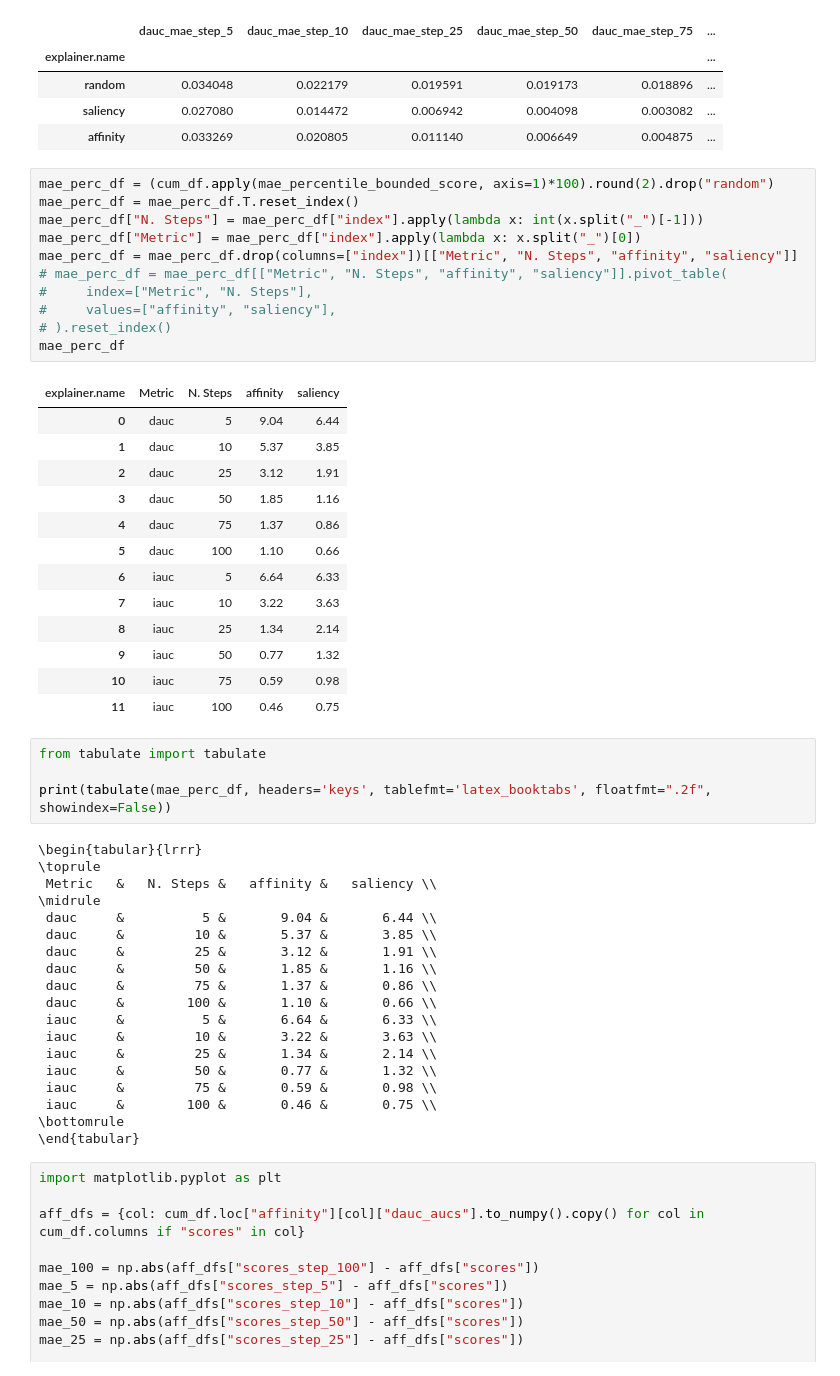
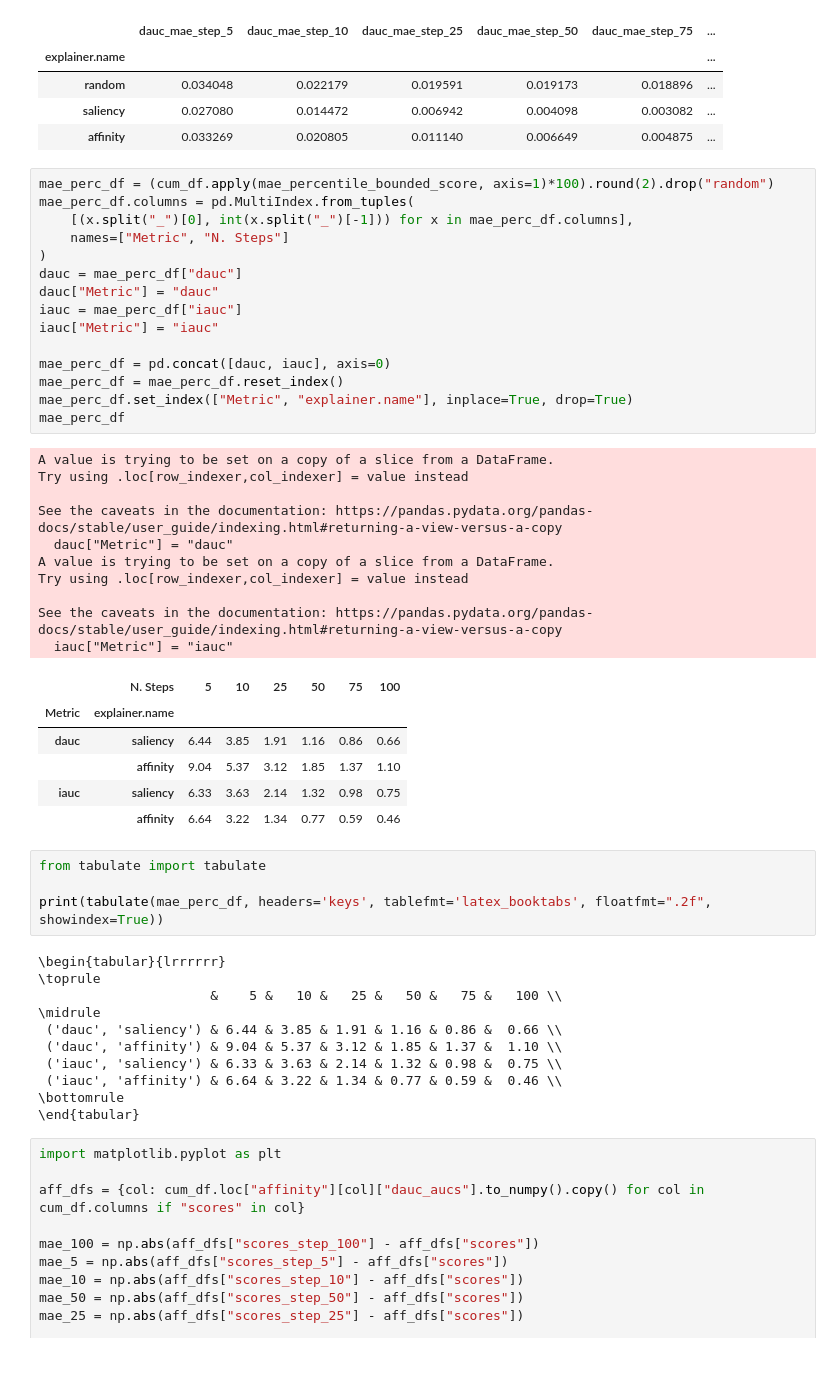
Before and after one commit to pasqualedem/AffinityExplainer, a Jupyter notebook: notebooks/ablation.ipynb, the cells around one changed output. Cells and saved outputs as stored; diff of their text form.

```diff
--- a/notebooks/ablation.ipynb
+++ b/notebooks/ablation.ipynb
@@ -236,50 +236,49 @@ cum_df.apply(mae_score, axis=1)
 | affinity | 0.033269 | 0.020805 | 0.011140 | 0.006649 | 0.004875 | ... |
 # %%
 mae_perc_df = (cum_df.apply(mae_percentile_bounded_score, axis=1)*100).round(2).drop("random")
-mae_perc_df = mae_perc_df.T.reset_index()
-mae_perc_df["N. Steps"] = mae_perc_df["index"].apply(lambda x: int(x.split("_")[-1]))
-mae_perc_df["Metric"] = mae_perc_df["index"].apply(lambda x: x.split("_")[0])
-mae_perc_df = mae_perc_df.drop(columns=["index"])[["Metric", "N. Steps", "affinity", "saliency"]]
-# mae_perc_df = mae_perc_df[["Metric", "N. Steps", "affinity", "saliency"]].pivot_table(
-#     index=["Metric", "N. Steps"],
-#     values=["affinity", "saliency"],
-# ).reset_index()
+mae_perc_df.columns = pd.MultiIndex.from_tuples(
+    [(x.split("_")[0], int(x.split("_")[-1])) for x in mae_perc_df.columns],
+    names=["Metric", "N. Steps"]
+)
+dauc = mae_perc_df["dauc"]
+dauc["Metric"] = "dauc"
+iauc = mae_perc_df["iauc"]
+iauc["Metric"] = "iauc"
+
+mae_perc_df = pd.concat([dauc, iauc], axis=0)
+mae_perc_df = mae_perc_df.reset_index()
+mae_perc_df.set_index(["Metric", "explainer.name"], inplace=True, drop=True)
 mae_perc_df
 # %% [output]
+A value is trying to be set on a copy of a slice from a DataFrame.
+Try using .loc[row_indexer,col_indexer] = value instead
+
+See the caveats in the documentation: https://pandas.pydata.org/pandas-docs/stable/user_guide/indexing.html#returning-a-view-versus-a-copy
+  dauc["Metric"] = "dauc"
+A value is trying to be set on a copy of a slice from a DataFrame.
+Try using .loc[row_indexer,col_indexer] = value instead
+
+See the caveats in the documentation: https://pandas.pydata.org/pandas-docs/stable/user_guide/indexing.html#returning-a-view-versus-a-copy
+  iauc["Metric"] = "iauc"
-| explainer.name | Metric | N. Steps | affinity | saliency |
-| 0 | dauc | 5 | 9.04 | 6.44 |
-| 1 | dauc | 10 | 5.37 | 3.85 |
-| 2 | dauc | 25 | 3.12 | 1.91 |
-| 3 | dauc | 50 | 1.85 | 1.16 |
-| 4 | dauc | 75 | 1.37 | 0.86 |
-| 5 | dauc | 100 | 1.10 | 0.66 |
-| 6 | iauc | 5 | 6.64 | 6.33 |
-| 7 | iauc | 10 | 3.22 | 3.63 |
-| 8 | iauc | 25 | 1.34 | 2.14 |
-| 9 | iauc | 50 | 0.77 | 1.32 |
-| 10 | iauc | 75 | 0.59 | 0.98 |
-| 11 | iauc | 100 | 0.46 | 0.75 |
+|  | N. Steps | 5 | 10 | 25 | 50 | 75 | 100 |
+| Metric | explainer.name |  |  |  |  |  |  |
+| dauc | saliency | 6.44 | 3.85 | 1.91 | 1.16 | 0.86 | 0.66 |
+|  | affinity | 9.04 | 5.37 | 3.12 | 1.85 | 1.37 | 1.10 |
+| iauc | saliency | 6.33 | 3.63 | 2.14 | 1.32 | 0.98 | 0.75 |
+|  | affinity | 6.64 | 3.22 | 1.34 | 0.77 | 0.59 | 0.46 |
 # %%
 from tabulate import tabulate
 
-print(tabulate(mae_perc_df, headers='keys', tablefmt='latex_booktabs', floatfmt=".2f", showindex=False))
+print(tabulate(mae_perc_df, headers='keys', tablefmt='latex_booktabs', floatfmt=".2f", showindex=True))
 # %% [output]
-\begin{tabular}{lrrr}
+\begin{tabular}{lrrrrrr}
 \toprule
- Metric   &   N. Steps &   affinity &   saliency \\
+                      &    5 &   10 &   25 &   50 &   75 &   100 \\
 \midrule
- dauc     &          5 &       9.04 &       6.44 \\
- dauc     &         10 &       5.37 &       3.85 \\
- dauc     &         25 &       3.12 &       1.91 \\
- dauc     &         50 &       1.85 &       1.16 \\
- dauc     &         75 &       1.37 &       0.86 \\
- dauc     &        100 &       1.10 &       0.66 \\
- iauc     &          5 &       6.64 &       6.33 \\
- iauc     &         10 &       3.22 &       3.63 \\
- iauc     &         25 &       1.34 &       2.14 \\
- iauc     &         50 &       0.77 &       1.32 \\
- iauc     &         75 &       0.59 &       0.98 \\
- iauc     &        100 &       0.46 &       0.75 \\
+ ('dauc', 'saliency') & 6.44 & 3.85 & 1.91 & 1.16 & 0.86 &  0.66 \\
+ ('dauc', 'affinity') & 9.04 & 5.37 & 3.12 & 1.85 & 1.37 &  1.10 \\
+ ('iauc', 'saliency') & 6.33 & 3.63 & 2.14 & 1.32 & 0.98 &  0.75 \\
+ ('iauc', 'affinity') & 6.64 & 3.22 & 1.34 & 0.77 & 0.59 &  0.46 \\
 \bottomrule
 \end{tabular}
 # %%
```
Also changed, not shown: 2 other files.
